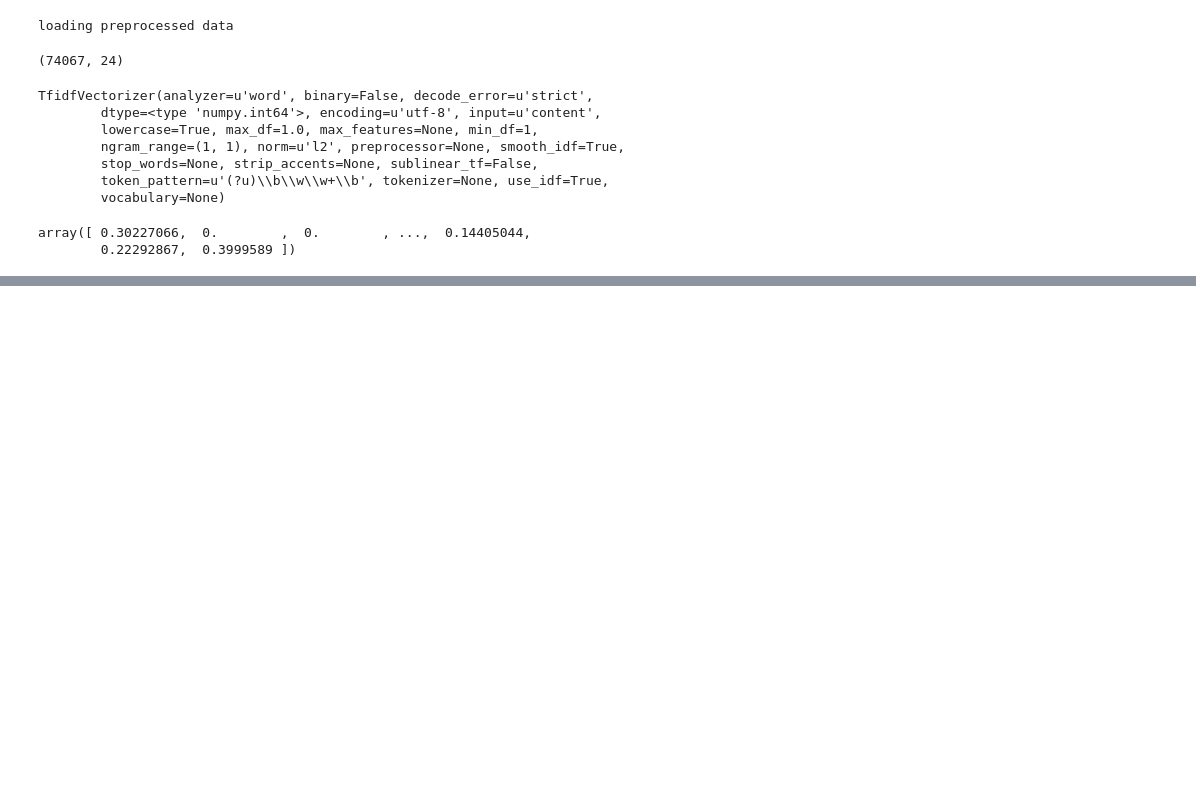
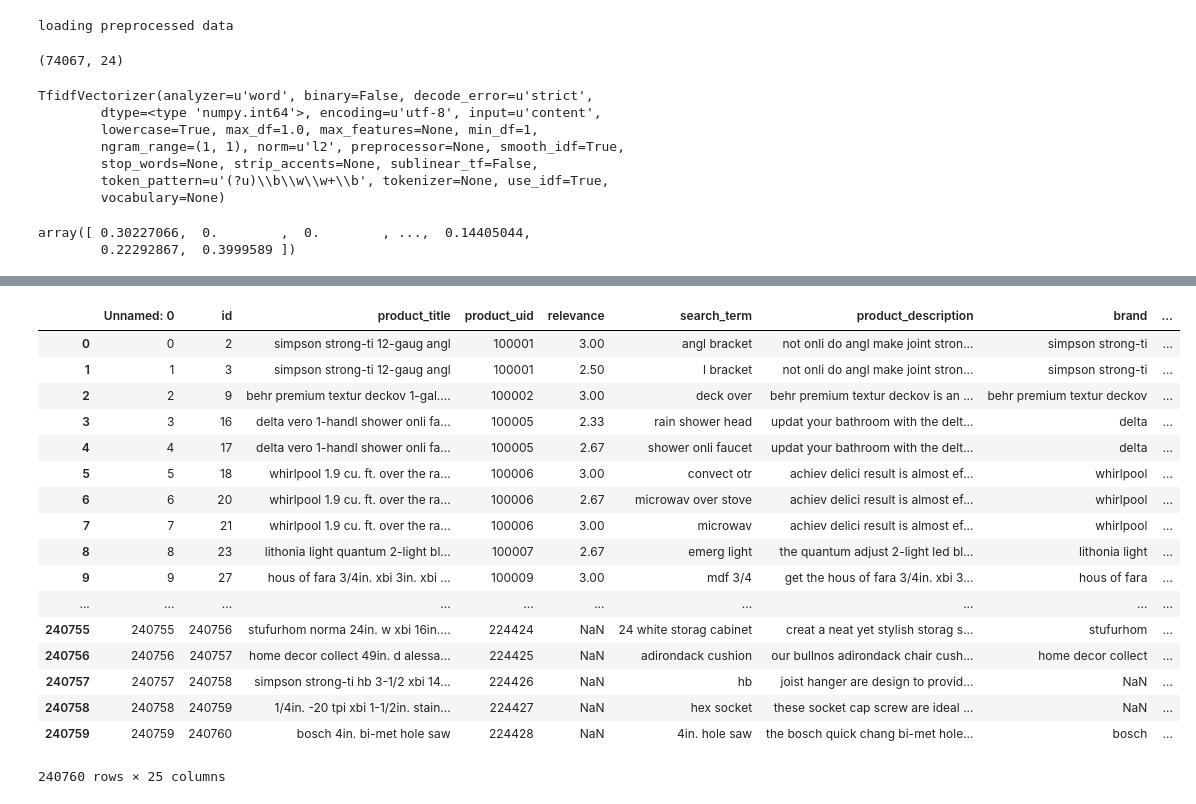
Before and after one commit to rupchap/homedepot, a Jupyter notebook: testing.ipynb, the cells around one changed output, grey strips where cells are left out. Cells and saved outputs as stored; diff of their text form; code cells hidden in the pictures; blank space fills up the shorter version.

Commit message:
building tfidf logic

```diff
--- a/testing.ipynb
+++ b/testing.ipynb
@@ -50,0 +97,40 @@ array([ 0.30227066,  0.        ,  0.        , ...,  0.14405044,
+# %%
+def tfidf_similarity(comparator1, comparator2):
+
+    num_records = comparator1.shape[0]
+
+    tfidf = TfidfVectorizer(stop_words='english')
+    comparator1_vec = tfidf.fit_transform(comparator1)
+    comparator2_vec = tfidf.transform(comparator2)
+
+    similarity_score = np.zeros(num_records)
+
+    for i in range(num_records):
+        similarity_score[i]=((comparator1_vec[i] * comparator2_vec[i].T))[0, 0]
+
+    return similarity_score
+# %%
+sc = tfidf_similarity(df_all['product_description'], df_all['search_term'])
+# %%
+df_all.loc[:,'pd-st_sim']=sc
+# %%
+df_all
+# %% [output]
+|  | Unnamed: 0 | id | product_title | product_uid | relevance | search_term | product_description | brand | ... |
+| 0 | 0 | 2 | simpson strong-ti 12-gaug angl | 100001 | 3.00 | angl bracket | not onli do angl make joint stron... | simpson strong-ti | ... |
+| 1 | 1 | 3 | simpson strong-ti 12-gaug angl | 100001 | 2.50 | l bracket | not onli do angl make joint stron... | simpson strong-ti | ... |
+| 2 | 2 | 9 | behr premium textur deckov 1-gal.... | 100002 | 3.00 | deck over | behr premium textur deckov is an ... | behr premium textur deckov | ... |
+| 3 | 3 | 16 | delta vero 1-handl shower onli fa... | 100005 | 2.33 | rain shower head | updat your bathroom with the delt... | delta | ... |
+| 4 | 4 | 17 | delta vero 1-handl shower onli fa... | 100005 | 2.67 | shower onli faucet | updat your bathroom with the delt... | delta | ... |
+| 5 | 5 | 18 | whirlpool 1.9 cu. ft. over the ra... | 100006 | 3.00 | convect otr | achiev delici result is almost ef... | whirlpool | ... |
+| 6 | 6 | 20 | whirlpool 1.9 cu. ft. over the ra... | 100006 | 2.67 | microwav over stove | achiev delici result is almost ef... | whirlpool | ... |
+| 7 | 7 | 21 | whirlpool 1.9 cu. ft. over the ra... | 100006 | 3.00 | microwav | achiev delici result is almost ef... | whirlpool | ... |
+| 8 | 8 | 23 | lithonia light quantum 2-light bl... | 100007 | 2.67 | emerg light | the quantum adjust 2-light led bl... | lithonia light | ... |
+| 9 | 9 | 27 | hous of fara 3/4in. xbi 3in. xbi ... | 100009 | 3.00 | mdf 3/4 | get the hous of fara 3/4in. xbi 3... | hous of fara | ... |
+| ... | ... | ... | ... | ... | ... | ... | ... | ... | ... |
+| 240755 | 240755 | 240756 | stufurhom norma 24in. w xbi 16in.... | 224424 | NaN | 24 white storag cabinet | creat a neat yet stylish storag s... | stufurhom | ... |
+| 240756 | 240756 | 240757 | home decor collect 49in. d alessa... | 224425 | NaN | adirondack cushion | our bullnos adirondack chair cush... | home decor collect | ... |
+| 240757 | 240757 | 240758 | simpson strong-ti hb 3-1/2 xbi 14... | 224426 | NaN | hb | joist hanger are design to provid... | NaN | ... |
+| 240758 | 240758 | 240759 | 1/4in. -20 tpi xbi 1-1/2in. stain... | 224427 | NaN | hex socket | these socket cap screw are ideal ... | NaN | ... |
+| 240759 | 240759 | 240760 | bosch 4in. bi-met hole saw | 224428 | NaN | 4in. hole saw | the bosch quick chang bi-met hole... | bosch | ... |
+240760 rows × 25 columns
```
Also changed, not shown: parts of 4 cells of this notebook.
